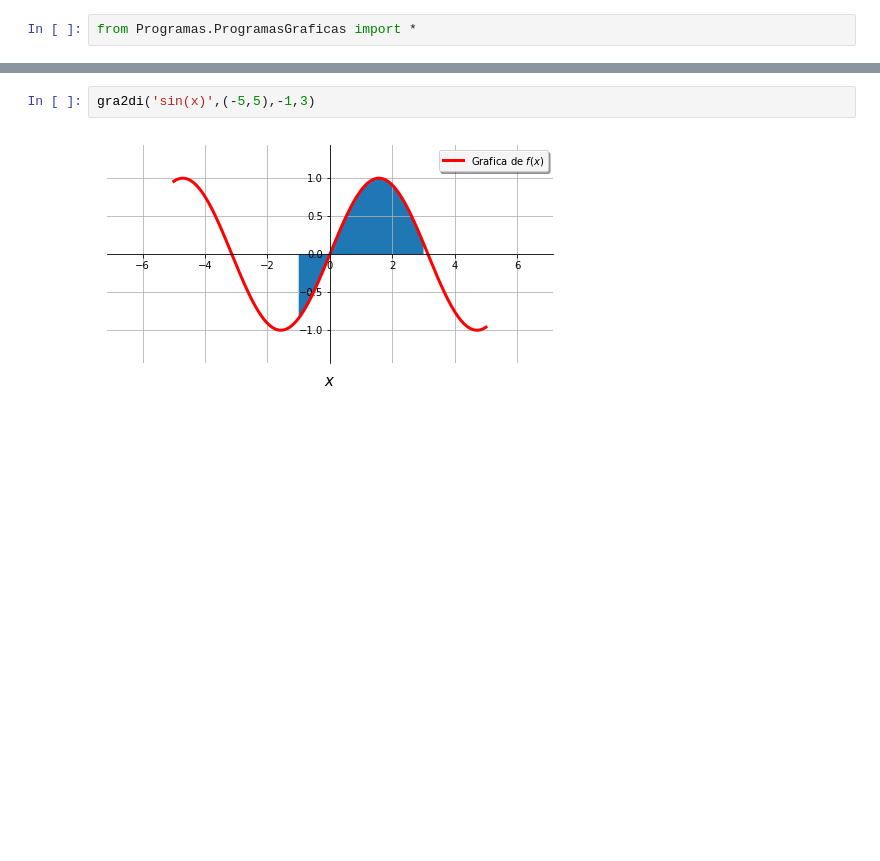
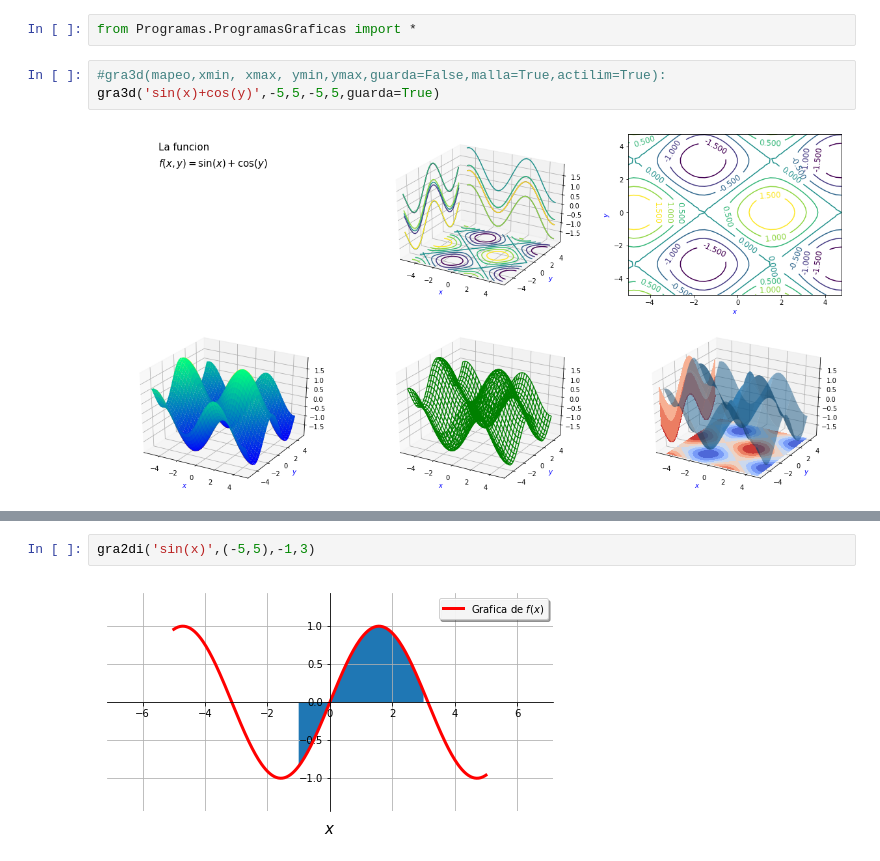
Before and after one commit to rafneta/PruebasPython, a Jupyter notebook: Ejemplos.ipynb, the cells around one changed output, grey strips where cells are left out. Cells and saved outputs as stored; diff of their text form; blank space fills up the shorter version.

```diff
--- a/Ejemplos.ipynb
+++ b/Ejemplos.ipynb
@@ -1,3 +1,8 @@
 # %%
 from Programas.ProgramasGraficas import *
+# %%
+#gra3d(mapeo,xmin, xmax, ymin,ymax,guarda=False,malla=True,actilim=True):
+gra3d('sin(x)+cos(y)',-5,5,-5,5,guarda=True)
+# %% [output]
+[figure, added]
 # %%
```
Also changed, not shown: parts of 4 cells of this notebook, 4 other files.
